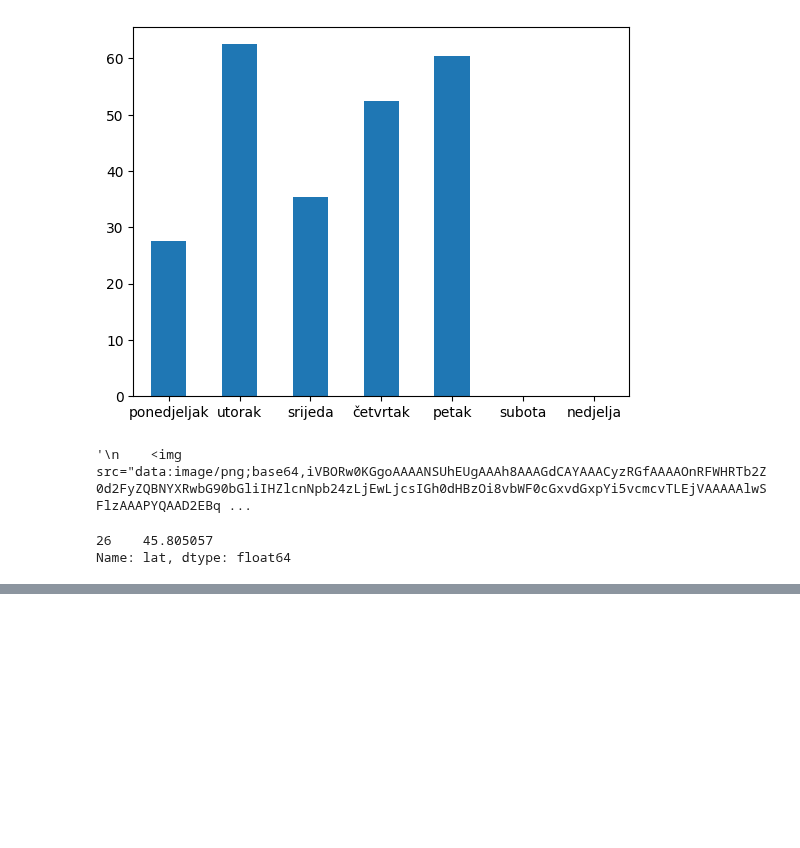
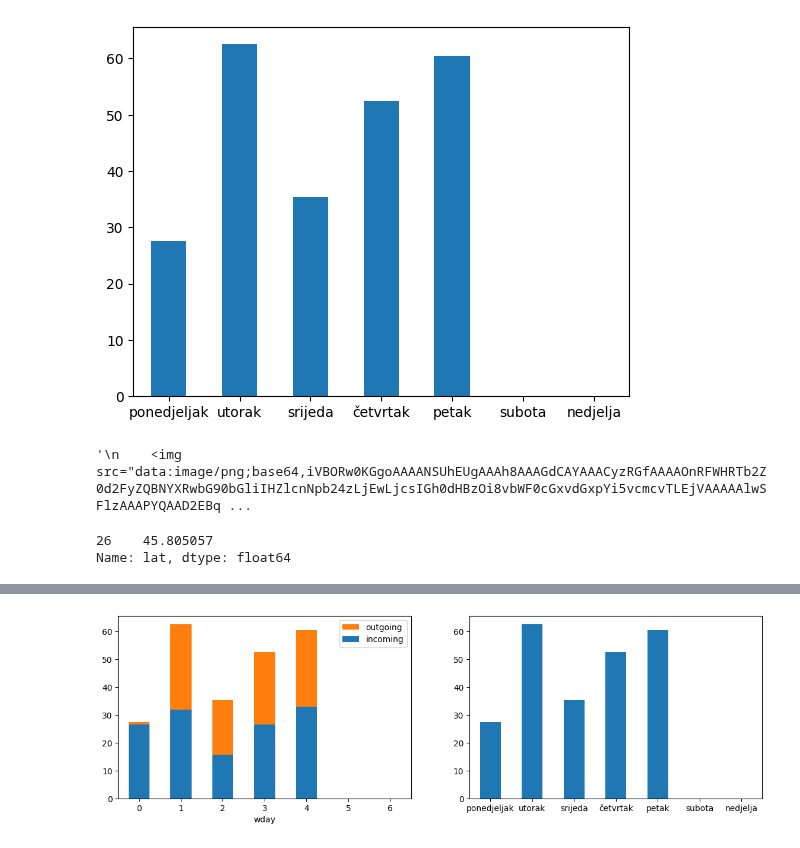
Before and after one commit to Mkranj/BajsBoard, a Jupyter notebook: notebooks/analyse_stations.ipynb, the cells around one changed output, grey strips where cells are left out. Saved outputs shown, nothing was run; the diff lists cells and outputs as text; code cells hidden in the pictures; blank space fills up the shorter version.

Commit message:
create two plots side by side

```diff
--- a/notebooks/analyse_stations.ipynb
+++ b/notebooks/analyse_stations.ipynb
@@ -587,3 +587,10 @@ circle_tkt = folium.Circle(location = (locations_changes.loc[locations_changes["
 m
 # %% [output]
 [interactive output not drawn]
+# %%
+fig, ax = plt.pyplot.subplots(nrows = 1, ncols = 2, figsize = (14, 4))
+
+_ = plot_hourly_bar(daily.loc[station], changes_type = "in/out", ax = ax[0])
+_ = plot_weekday_bar(daily.loc[station], ax = ax[1])
+# %% [output]
+[figure, added]
```
Also changed, not shown: parts of 2 cells of this notebook, 3 other files.
